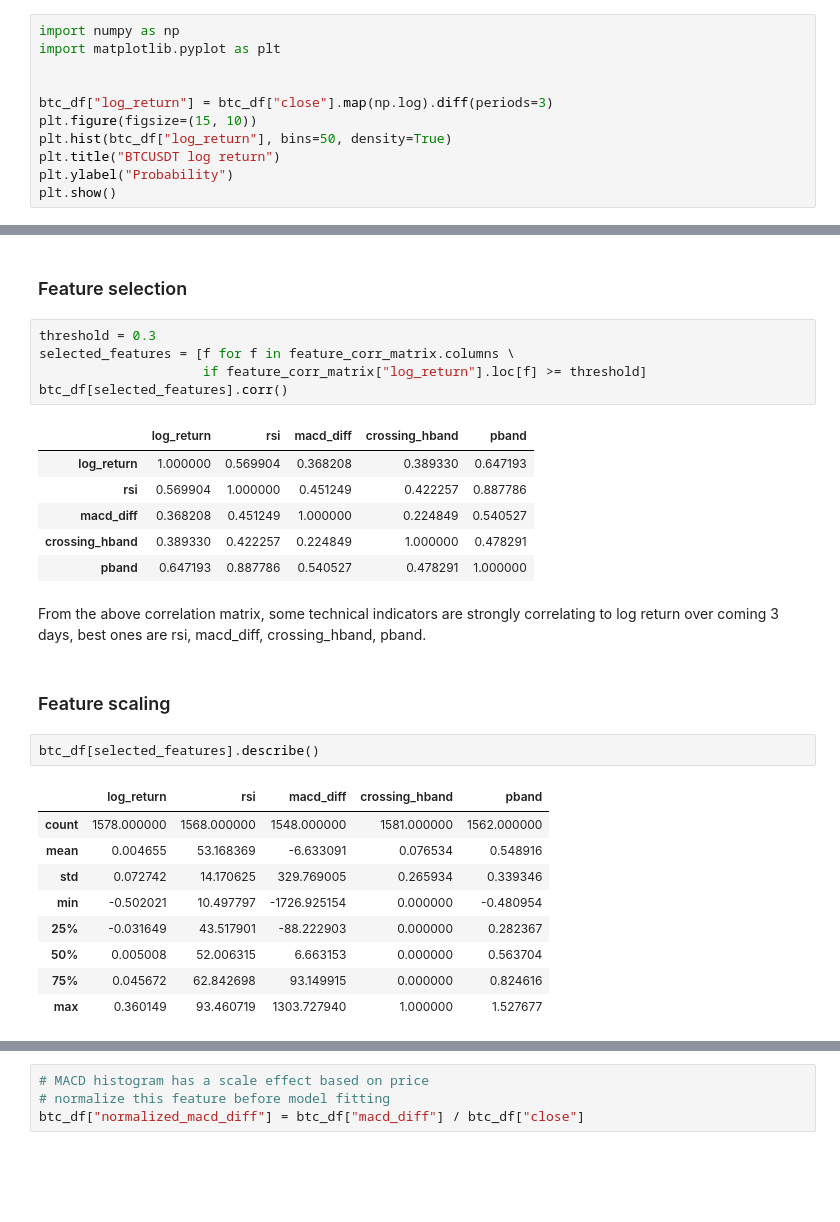
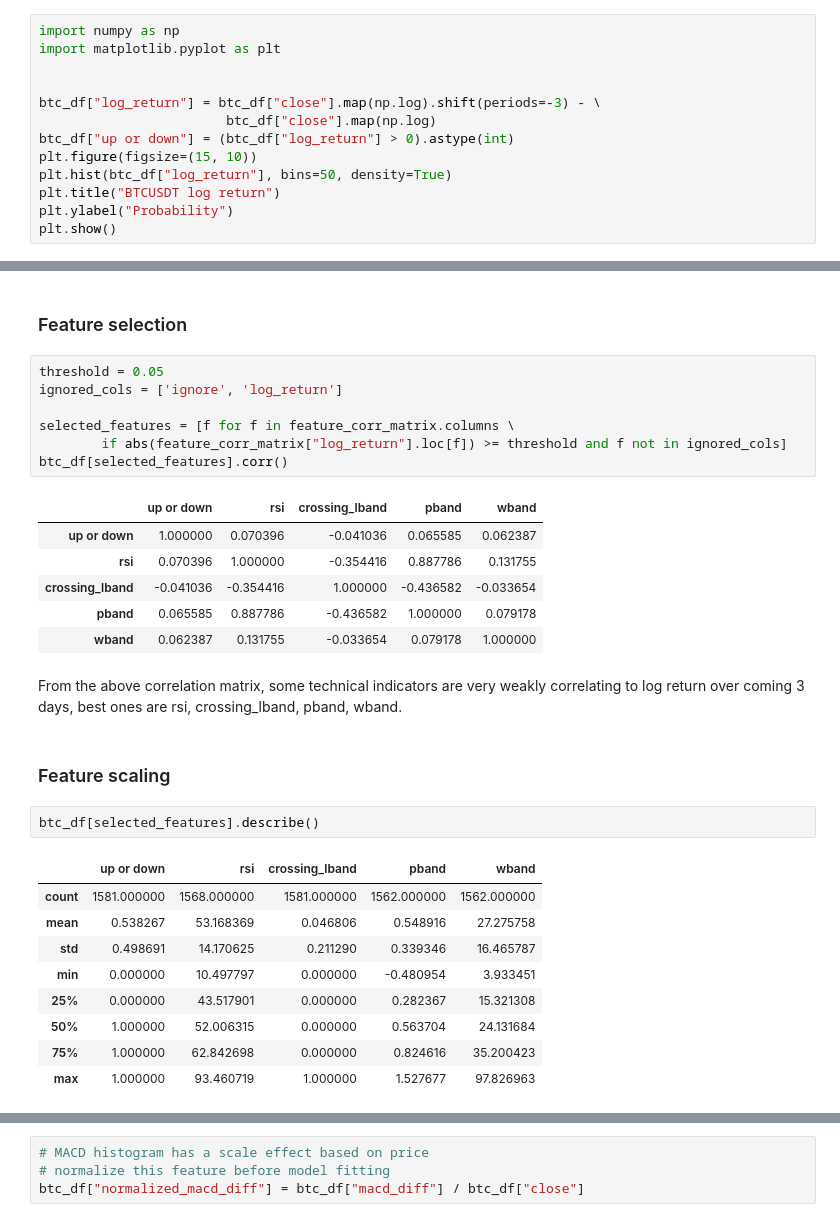
Before and after one commit to neoyung/algotrading-strategies, a Jupyter notebook: prototypes/super charge techind.ipynb, the cells around one changed output, grey strips where cells are left out. Cells and saved outputs as stored; diff of their text form; blank space fills up the shorter version.

```diff
--- a/prototypes/super charge techind.ipynb
+++ b/prototypes/super charge techind.ipynb
@@ -47,7 +47,9 @@ import numpy as np
 import matplotlib.pyplot as plt
 
 
-btc_df["log_return"] = btc_df["close"].map(np.log).diff(periods=3)
+btc_df["log_return"] = btc_df["close"].map(np.log).shift(periods=-3) - \
+                        btc_df["close"].map(np.log)
+btc_df["up or down"] = (btc_df["log_return"] > 0).astype(int)
 plt.figure(figsize=(15, 10))
 plt.hist(btc_df["log_return"], bins=50, density=True)
 plt.title("BTCUSDT log return")
@@ -143,33 +145,35 @@ plt.show()
 # %% [markdown]
 ### Feature selection
 # %%
-threshold = 0.3
+threshold = 0.05
+ignored_cols = ['ignore', 'log_return']
+
 selected_features = [f for f in feature_corr_matrix.columns \
-                     if feature_corr_matrix["log_return"].loc[f] >= threshold]
+        if abs(feature_corr_matrix["log_return"].loc[f]) >= threshold and f not in ignored_cols]
 btc_df[selected_features].corr()
 # %% [output]
-|  | log_return | rsi | macd_diff | crossing_hband | pband |
-| log_return | 1.000000 | 0.569904 | 0.368208 | 0.389330 | 0.647193 |
-| rsi | 0.569904 | 1.000000 | 0.451249 | 0.422257 | 0.887786 |
-| macd_diff | 0.368208 | 0.451249 | 1.000000 | 0.224849 | 0.540527 |
-| crossing_hband | 0.389330 | 0.422257 | 0.224849 | 1.000000 | 0.478291 |
-| pband | 0.647193 | 0.887786 | 0.540527 | 0.478291 | 1.000000 |
+|  | up or down | rsi | crossing_lband | pband | wband |
+| up or down | 1.000000 | 0.070396 | -0.041036 | 0.065585 | 0.062387 |
+| rsi | 0.070396 | 1.000000 | -0.354416 | 0.887786 | 0.131755 |
+| crossing_lband | -0.041036 | -0.354416 | 1.000000 | -0.436582 | -0.033654 |
+| pband | 0.065585 | 0.887786 | -0.436582 | 1.000000 | 0.079178 |
+| wband | 0.062387 | 0.131755 | -0.033654 | 0.079178 | 1.000000 |
 # %% [markdown]
-From the above correlation matrix, some technical indicators are strongly correlating to log return over coming 3 days, best ones are rsi, macd_diff, crossing_hband, pband.
+From the above correlation matrix, some technical indicators are very weakly correlating to log return over coming 3 days, best ones are rsi, crossing_lband, pband, wband.
 # %% [markdown]
 ### Feature scaling
 # %%
 btc_df[selected_features].describe()
 # %% [output]
-|  | log_return | rsi | macd_diff | crossing_hband | pband |
-| count | 1578.000000 | 1568.000000 | 1548.000000 | 1581.000000 | 1562.000000 |
-| mean | 0.004655 | 53.168369 | -6.633091 | 0.076534 | 0.548916 |
-| std | 0.072742 | 14.170625 | 329.769005 | 0.265934 | 0.339346 |
-| min | -0.502021 | 10.497797 | -1726.925154 | 0.000000 | -0.480954 |
-| 25% | -0.031649 | 43.517901 | -88.222903 | 0.000000 | 0.282367 |
-| 50% | 0.005008 | 52.006315 | 6.663153 | 0.000000 | 0.563704 |
-| 75% | 0.045672 | 62.842698 | 93.149915 | 0.000000 | 0.824616 |
-| max | 0.360149 | 93.460719 | 1303.727940 | 1.000000 | 1.527677 |
+|  | up or down | rsi | crossing_lband | pband | wband |
+| count | 1581.000000 | 1568.000000 | 1581.000000 | 1562.000000 | 1562.000000 |
+| mean | 0.538267 | 53.168369 | 0.046806 | 0.548916 | 27.275758 |
+| std | 0.498691 | 14.170625 | 0.211290 | 0.339346 | 16.465787 |
+| min | 0.000000 | 10.497797 | 0.000000 | -0.480954 | 3.933451 |
+| 25% | 0.000000 | 43.517901 | 0.000000 | 0.282367 | 15.321308 |
+| 50% | 1.000000 | 52.006315 | 0.000000 | 0.563704 | 24.131684 |
+| 75% | 1.000000 | 62.842698 | 0.000000 | 0.824616 | 35.200423 |
+| max | 1.000000 | 93.460719 | 1.000000 | 1.527677 | 97.826963 |
 # %% [markdown]
 #### MACD illustration
 
```
Also changed, not shown: parts of 21 cells of this notebook, 4 other files.
